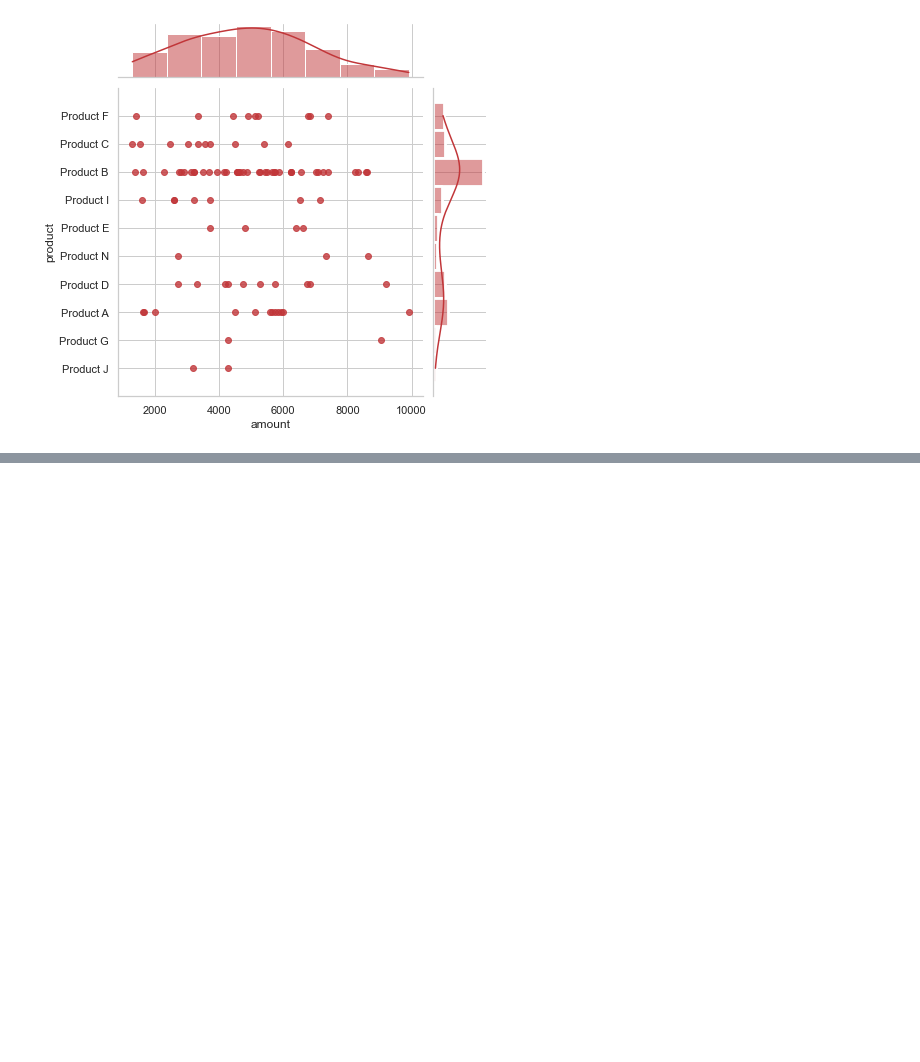
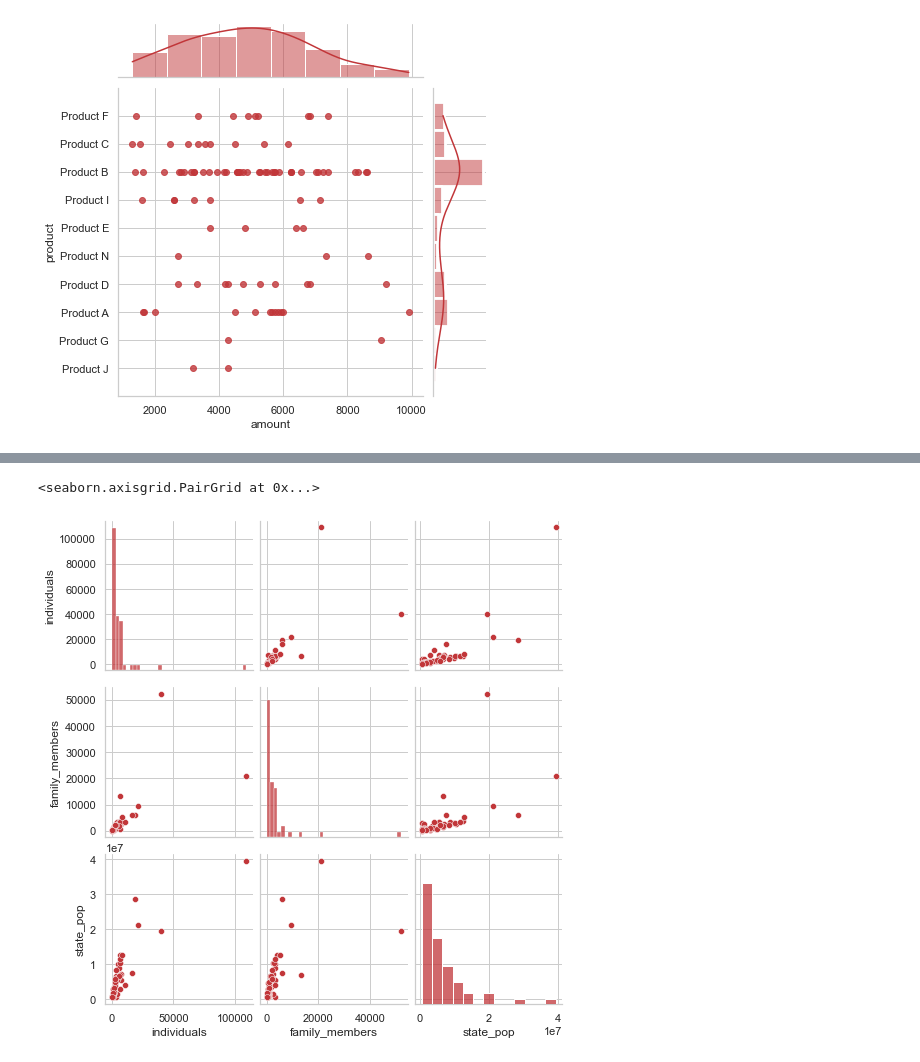
Before and after one commit to ideaguy3d/data-engineering-practice, a Jupyter notebook: datacamp/matplotlib_seaborn_visualizations/seaborn_visualization.ipynb, the cells around one changed output, grey strips where cells are left out. Cells and saved outputs as stored; diff of their text form; code cells hidden in the pictures; blank space fills up the shorter version.

```diff
--- a/datacamp/matplotlib_seaborn_visualizations/seaborn_visualization.ipynb
+++ b/datacamp/matplotlib_seaborn_visualizations/seaborn_visualization.ipynb
@@ -468,0 +471,5 @@ plt.show()
+# %%
+sns.pairplot(data=df_homeless,kind='scatter')
+# %% [output]
+<seaborn.axisgrid.PairGrid at 0x...>
+[figure, added]
```
Also changed, not shown: parts of 8 cells of this notebook.
